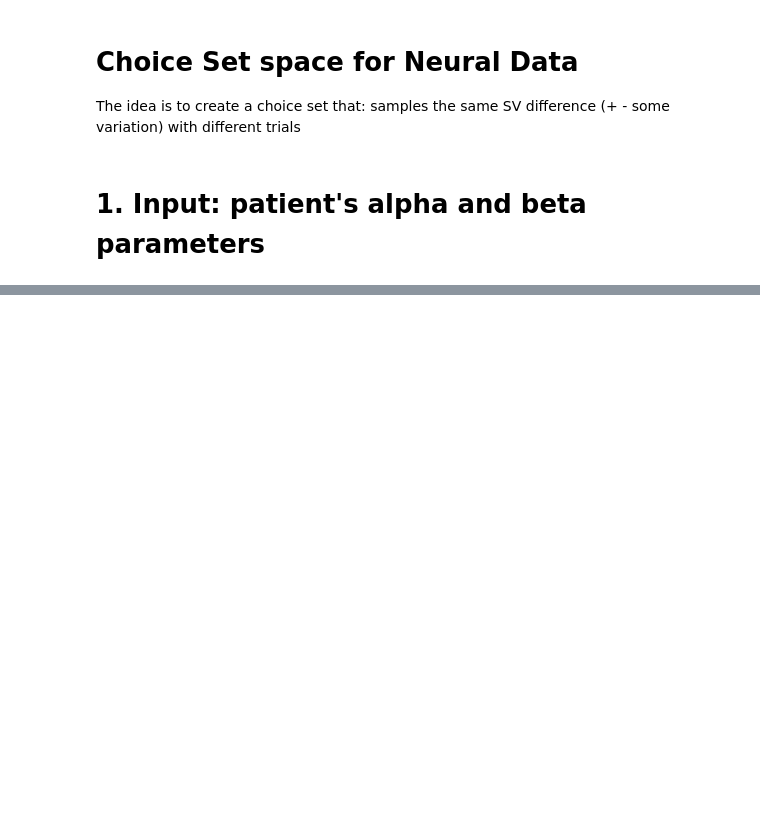
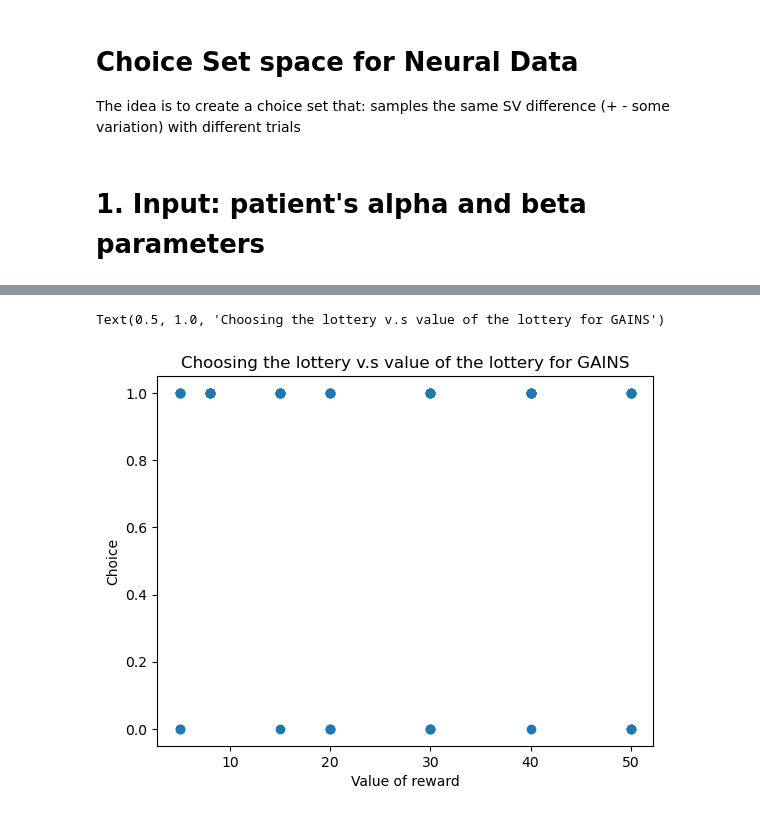
Before and after one commit to CDN-Lab/Intracraneal_electrodes, a Jupyter notebook: uncertaintyencoding.ipynb, the cells around one changed output, grey strips where cells are left out. Cells and saved outputs as stored; diff of their text form; code cells hidden in the pictures; blank space fills up the shorter version.

Commit message:
Add files via upload
Improved data pathways. They work for both mac and PC.
Trying to plot raw behavior. Still working on it

```diff
--- a/uncertaintyencoding.ipynb
+++ b/uncertaintyencoding.ipynb
@@ -26,0 +24,15 @@ parameters
+# %%
+#Define the files and their pathway, I think this may work for both MAC and PC
+path= 'Z:/Santiago_Guardo/data' #Specify where the data is stored in the FileShare
+patient_code = 'patient1_calibration' #Specify the patient's code
+patient_split_dir = os.path.join(path,'split')
+patient_trials = os.path.join(patient_split_dir,'{}/crdm/{}_crdm.csv').format(patient_code,patient_code) #This is the psychopy output CSV
+
+trials = pd.read_csv(patient_trials)
+
+utility_dir = os.path.join(path,'utility')
+utility_analysis = os.path.join(utility_dir,'split_CRDM_analysis.csv')
+parameters = pd.read_csv(utility_analysis)
+
+print('loading fn: {}'.format(patient_trials))
+print('loading fn: {}'.format(utility_analysis))
@@ -26,0 +41,21 @@ parameters
+# %%
+#df from original trials output
+df =  trials[['crdm_trial_type', 'crdm_domain','crdm_sure_amt', 'crdm_lott_bot', 'crdm_lott_top', 'crdm_lott_p', 'crdm_amb_lev', 'crdm_choice', 'crdm_choice2','crdm_lott','crdm_lott2']].copy()
+
+#filtering out practice and Nan values
+df = df.loc[df['crdm_trial_type'] != 'practice']
+df = df[df['crdm_choice'].notna()]
+
+#Adding the lotterys
+df['value_reward'] = df['crdm_lott_bot'] +  df['crdm_lott_top']
+
+#Dropping unneccesary columns
+df = df.drop(columns=['crdm_trial_type','crdm_lott_bot','crdm_lott_top']).reset_index(drop=True)
+
+#Organizing
+column_order = ['crdm_sure_amt', 'crdm_domain', 'crdm_lott_p','value_reward', 'crdm_amb_lev', 'crdm_choice', 'crdm_choice2', 'crdm_lott', 'crdm_lott2']
+df = df[column_order]
+dfgains = df.loc[df['crdm_domain'] == 'gain']
+dfloss = df.loc [df['crdm_domain'] == 'loss']
+
+dfgains
@@ -26,0 +80,12 @@ parameters
+# %%
+#Scatter Plot
+plt.figure()
+x =dfgains['value_reward']
+y= dfgains['crdm_choice']
+plt.scatter(x,y)
+plt.xlabel('Value of reward')
+plt.ylabel('Choice')
+plt.title('Choosing the lottery v.s value of the lottery for GAINS')
+# %% [output]
+Text(0.5, 1.0, 'Choosing the lottery v.s value of the lottery for GAINS')
+[figure, added]
```
Also changed, not shown: parts of 7 cells of this notebook.
